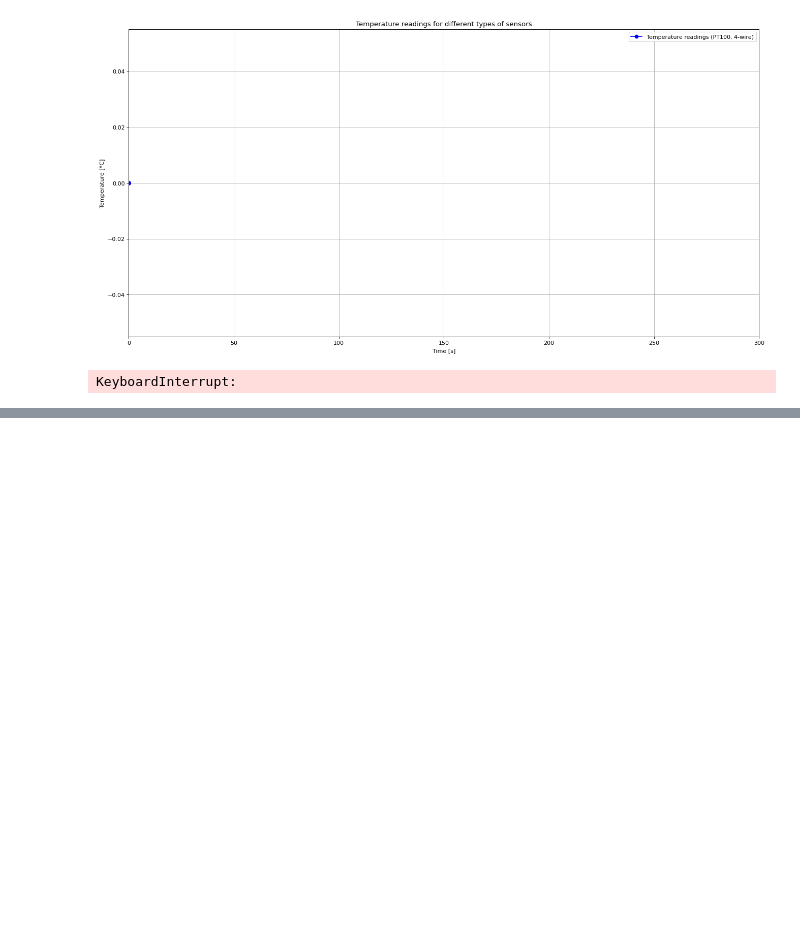
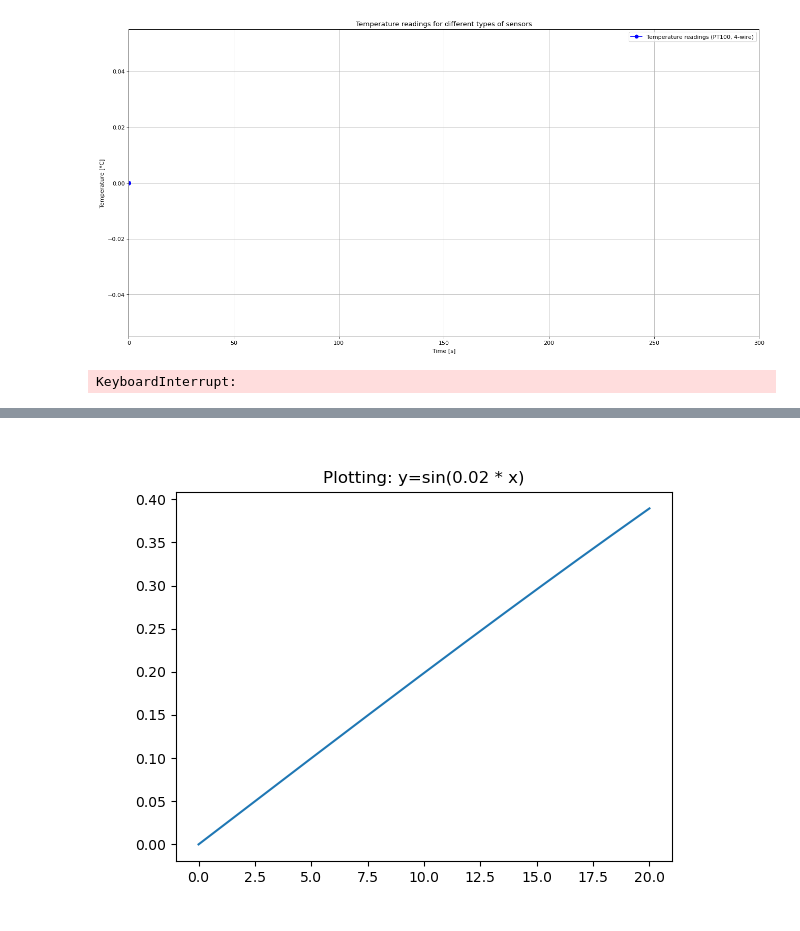
Before and after one commit to urmel79/Jupyter_PyVisa_Lab, a Jupyter notebook: playground/TemperatureLivePlot_tests.ipynb, the cells around one changed output, grey strips where cells are left out. Cells and saved outputs as stored; diff of their text form; code cells hidden in the pictures; blank space fills up the shorter version.

```diff
--- a/playground/TemperatureLivePlot_tests.ipynb
+++ b/playground/TemperatureLivePlot_tests.ipynb
@@ -371,0 +389,39 @@ interactive(children=(FloatSlider(value=4.0, description='Amp', max=10.0, min=1.
+# %%
+plt.ioff()
+
+fig, ax = plt.subplots()
+fig.canvas.header_visible = False
+fig.canvas.layout.min_height = '400px'
+
+factor = np.linspace(0.02, 1, 50)
+
+plt.title('Plotting: y=sin({} * x)'.format(factor[0]))
+
+x = np.linspace(0, 20, 500)
+
+lines = plt.plot(x, np.sin(factor[0] * x))
+
+fig.canvas.draw()
+fig.canvas.flush_events()
+
+#display(fig.canvas)
+# %%
+display(fig.canvas)
+
+for f in factor:
+    #print(f)
+    updated_y = np.sin(f * x)
+
+    plt.title('Plotting: y=sin({:.3f} * x)'.format(f))
+    lines[0].set_xdata(x)
+    lines[0].set_ydata(updated_y)
+
+    ax.relim()
+    ax.autoscale_view()
+
+    fig.canvas.draw()
+    fig.canvas.flush_events()
+
+    time.sleep(0.2)
+# %% [output]
+[figure, added]
```
Also changed, not shown: parts of 11 cells of this notebook.
